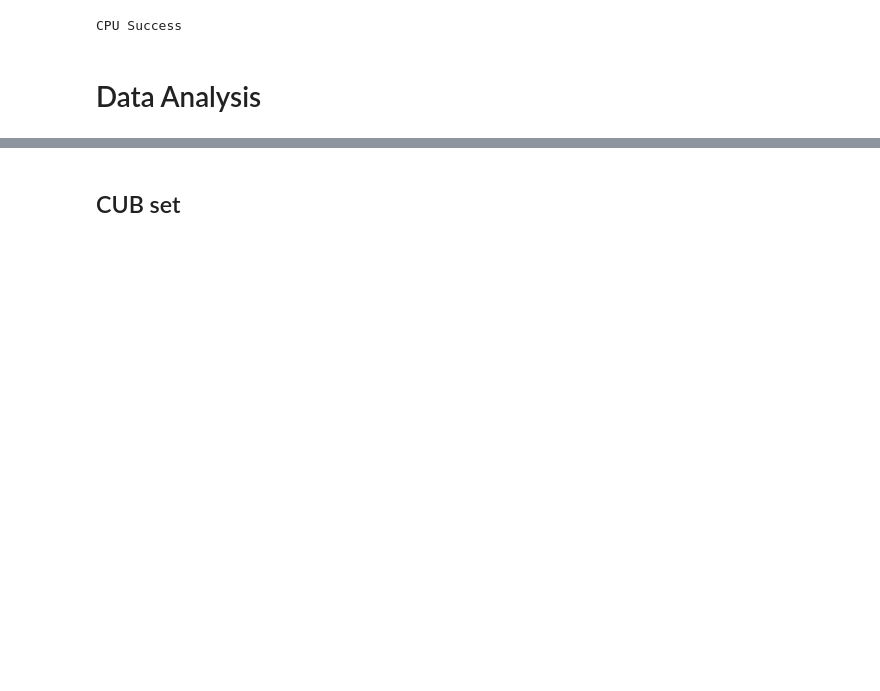
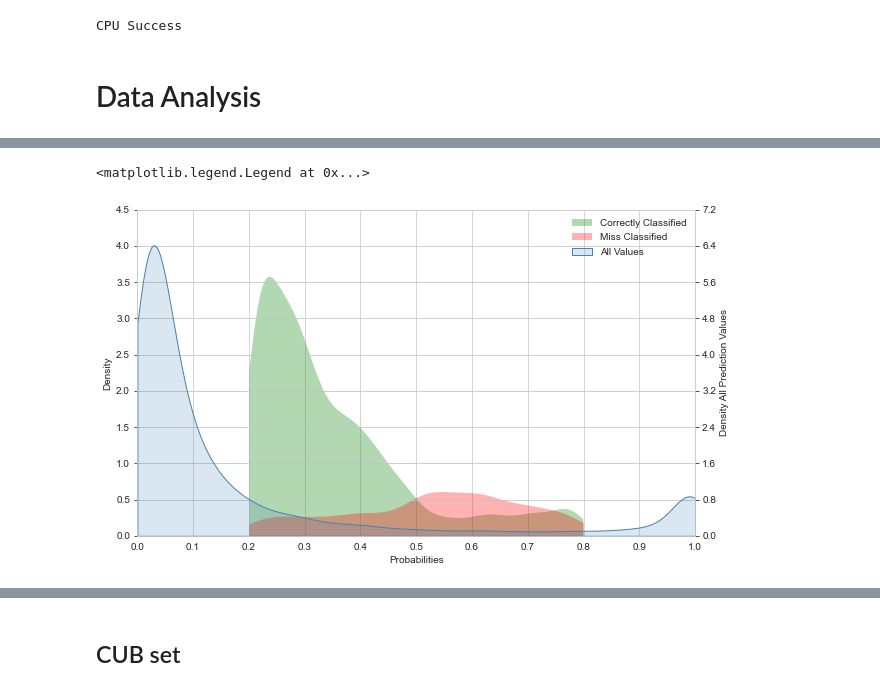
Before and after one commit to RobertvdV/GRS82000_eTaxonomist, a Jupyter notebook: notebooks/Visualisation.ipynb, the cells around one changed output, grey strips where cells are left out. Drawn from its saved outputs; the diff is of its cells as text; code cells hidden in the pictures; blank space fills up the shorter version.

```diff
--- a/notebooks/Visualisation.ipynb
+++ b/notebooks/Visualisation.ipynb
@@ -156,6 +169,8 @@ metrics.auc(fpr, tpr)
 # Reshape values
 y_onecold_reshaped = np.reshape(y_onecold, (-1, 1))
 y_all = np.hstack((yhat, y_onecold_reshaped))
+# %%
+sns.set_style('whitegrid')
 # %%
 fig, (ax1, ax2) = plt.subplots(2, sharex=False, sharey=False, figsize=(10, 8))
 
@@ -194,0 +228,2 @@ sns.boxplot(data=[counts_x, counts_y])
+# %%
+df = pd.DataFrame({'Probability_0': y_all[:, 0], 'Probability_1': y_all[:, 1], 'Label': y_all[:, 2]})
@@ -194,0 +244,2 @@ sns.boxplot(data=[counts_x, counts_y])
+# %%
+df['Correct'] = df.apply(get_correctness, axis=1)
@@ -194,0 +262,49 @@ sns.boxplot(data=[counts_x, counts_y])
+# %%
+def calculate_ticks(ax, ticks, round_to=0.1, center=False):
+    upperbound = np.ceil(ax.get_ybound()[1]/round_to)
+    lowerbound = np.floor(ax.get_ybound()[0]/round_to)
+    dy = upperbound - lowerbound
+    fit = np.floor(dy/(ticks - 1)) + 1
+    dy_new = (ticks - 1)*fit
+    if center:
+        offset = np.floor((dy_new - dy)/2)
+        lowerbound = lowerbound - offset
+    values = np.linspace(lowerbound, lowerbound + dy_new, ticks)
+    return values*round_to
+# %%
+fig, (ax1) = plt.subplots(1, figsize=(10, 6))
+
+sns.kdeplot(data=df[(df['Probability_1'] > 0.2) & (df['Probability_1'] < 0.8)] , x="Probability_1", hue="Correct", bw_adjust=1, cut=0, ax=ax1,
+           fill=True, common_norm=True, alpha=0.3, linewidth=0, palette=['red', 'green'])
+           #multiple="fill")
+
+ax2 = ax1.twinx()
+
+sns.kdeplot(data=df, x="Probability_1", ax=ax2, fill=True, color='steelblue', alpha=0.2, linewidth=1,
+           cut=0, bw_adjust=1)
+           #multiple="fill"
+
+#ax1.set_yticks(np.linspace(0, 3.5, num=8))
+#ax2.set_yticks(np.linspace(0, 6.5, num=18))
+
+
+#ax1.set_yticks(np.linspace(ax1.get_ybound()[0], ax1.get_ybound()[1]+1, 6.2))
+#ax2.set_yticks(np.linspace(ax2.get_ybound()[0], ax2.get_ybound()[1]+1, 6.2))
+
+ax1.set_yticks(calculate_ticks(ax1, 10))
+ax2.set_yticks(calculate_ticks(ax2, 10))
+
+ax1.set_xticks(np.linspace(0, 1, num=11))
+ax2.set_xlim([0.0, 1])
+#ax2.axes.get_yaxis().set_visible(False)
+ax1.set_xlabel('Probabilities')
+ax2.set_ylabel('Density All Prediction Values')
+#ax1.legend(loc='upper right', labels=['Correctly Classified', 'Miss Classified'])
+
+ax1.legend(bbox_to_anchor= (1, 1), labels=['Correctly Classified', 'Miss Classified'], frameon=False)
+ax2.legend(bbox_to_anchor= (0.925, 0.91), labels=['All Values'], frameon=False)
+
+#fig.savefig('predictionvalues_external.pdf', format='pdf', dpi=1200, bbox_inches='tight')
+# %% [output]
+<matplotlib.legend.Legend at 0x...>
+[figure, added]
```
Also changed, not shown: parts of 26 cells of this notebook, 30 other files.
